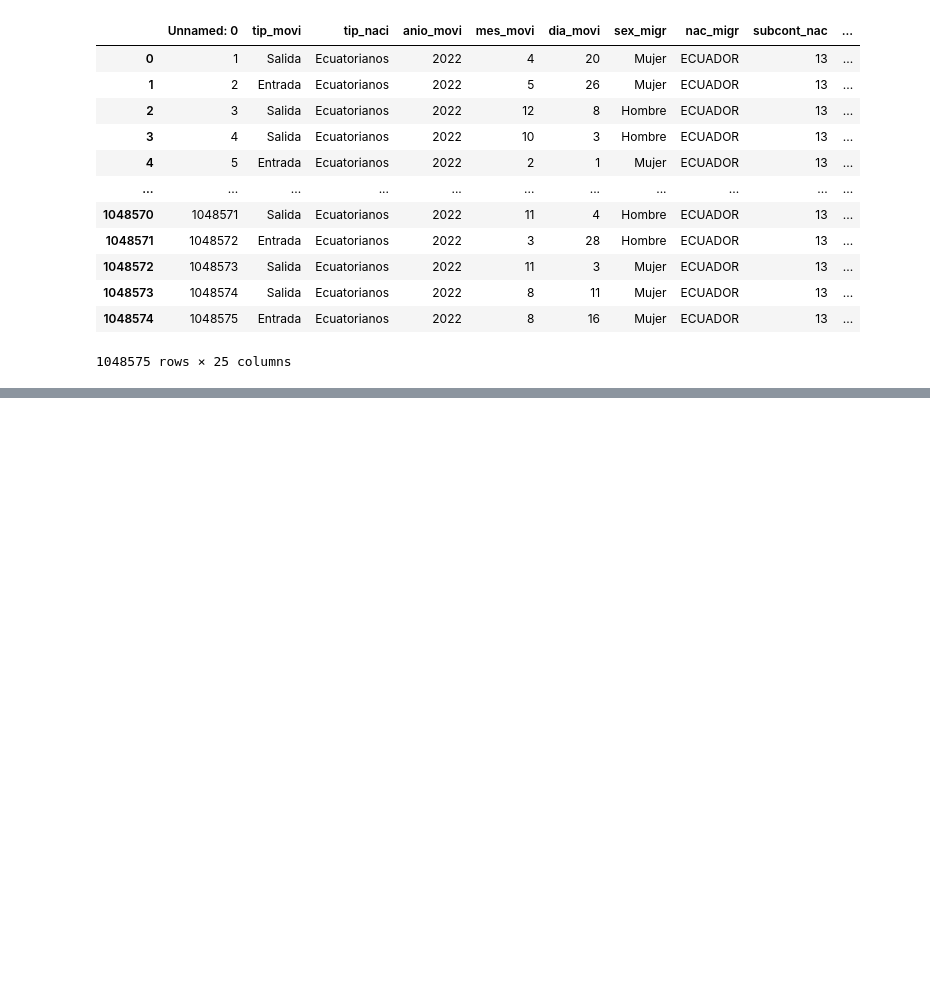
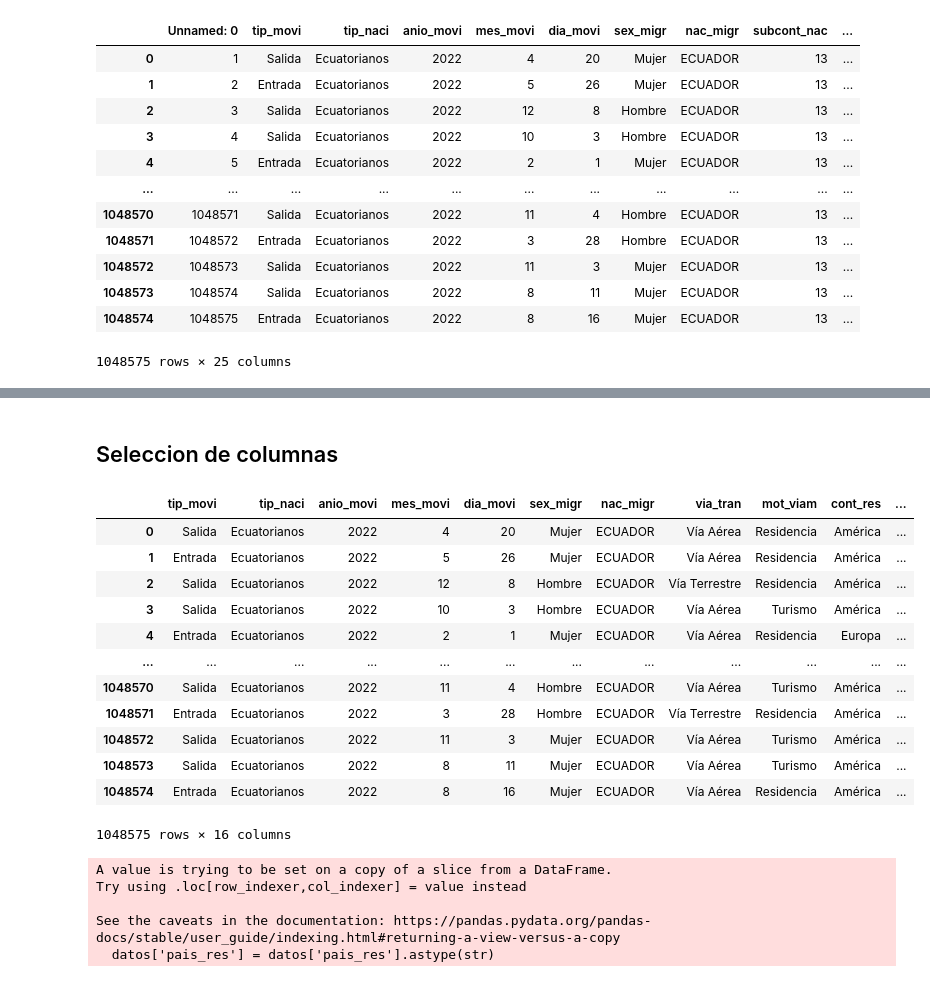
Before and after one commit to DarinkaTownsend/ciencia-de-datos, a Jupyter notebook: limpieza datos.ipynb, the cells around one changed output, grey strips where cells are left out. Cells and saved outputs as stored; diff of their text form; code cells hidden in the pictures; blank space fills up the shorter version.

```diff
--- a/limpieza datos.ipynb
+++ b/limpieza datos.ipynb
@@ -286,0 +497,2 @@ datos
+# %%
+datos['pro_jefm'] = datos['pro_jefm'].replace(diccionario_provincias_ecuador)
@@ -286,0 +517,12 @@ datos
+# %%
+continentes = {
+    1: "América",
+    2: "Europa",
+    3: "Asia",
+    4: "África",
+    5: "Oceanía"
+}
+# %%
+datos['cont_nac'] = datos['cont_nac'].replace(continentes)
+datos['cont_res'] = datos['cont_res'].replace(continentes)
+datos['cont_prod'] = datos['cont_prod'].replace(continentes)
@@ -286,0 +545,33 @@ datos
+# %% [markdown]
+## Seleccion de columnas
+# %%
+datos=datos.loc[:,["tip_movi","tip_naci","anio_movi","mes_movi","dia_movi","sex_migr","nac_migr","via_tran","mot_viam","cont_res","cont_nac","cont_prod","pais_prod","pais_res","jef_migr","edad"]]
+# %%
+datos
+# %% [output]
+|  | tip_movi | tip_naci | anio_movi | mes_movi | dia_movi | sex_migr | nac_migr | via_tran | mot_viam | cont_res | ... |
+| 0 | Salida | Ecuatorianos | 2022 | 4 | 20 | Mujer | ECUADOR | Vía Aérea | Residencia | América | ... |
+| 1 | Entrada | Ecuatorianos | 2022 | 5 | 26 | Mujer | ECUADOR | Vía Aérea | Residencia | América | ... |
+| 2 | Salida | Ecuatorianos | 2022 | 12 | 8 | Hombre | ECUADOR | Vía Terrestre | Residencia | América | ... |
+| 3 | Salida | Ecuatorianos | 2022 | 10 | 3 | Hombre | ECUADOR | Vía Aérea | Turismo | América | ... |
+| 4 | Entrada | Ecuatorianos | 2022 | 2 | 1 | Mujer | ECUADOR | Vía Aérea | Residencia | Europa | ... |
+| ... | ... | ... | ... | ... | ... | ... | ... | ... | ... | ... | ... |
+| 1048570 | Salida | Ecuatorianos | 2022 | 11 | 4 | Hombre | ECUADOR | Vía Aérea | Turismo | América | ... |
+| 1048571 | Entrada | Ecuatorianos | 2022 | 3 | 28 | Hombre | ECUADOR | Vía Terrestre | Residencia | América | ... |
+| 1048572 | Salida | Ecuatorianos | 2022 | 11 | 3 | Mujer | ECUADOR | Vía Aérea | Turismo | América | ... |
+| 1048573 | Salida | Ecuatorianos | 2022 | 8 | 11 | Mujer | ECUADOR | Vía Aérea | Turismo | América | ... |
+| 1048574 | Entrada | Ecuatorianos | 2022 | 8 | 16 | Mujer | ECUADOR | Vía Aérea | Residencia | América | ... |
+1048575 rows × 16 columns
+# %%
+# Filtrar las filas donde la columna "Pais" no es numérica
+datos['pais_prod'] = datos['pais_prod'].astype(str)
+datos = datos[~datos['pais_prod'].apply(lambda x: x.replace(" ", "").isnumeric())]
+
+datos['pais_res'] = datos['pais_res'].astype(str)
+datos = datos[~datos['pais_res'].apply(lambda x: x.replace(" ", "").isnumeric())]
+# %% [output]
+A value is trying to be set on a copy of a slice from a DataFrame.
+Try using .loc[row_indexer,col_indexer] = value instead
+
+See the caveats in the documentation: https://pandas.pydata.org/pandas-docs/stable/user_guide/indexing.html#returning-a-view-versus-a-copy
+  datos['pais_res'] = datos['pais_res'].astype(str)
```
Also changed, not shown: parts of 17 cells of this notebook, 1 other file.
